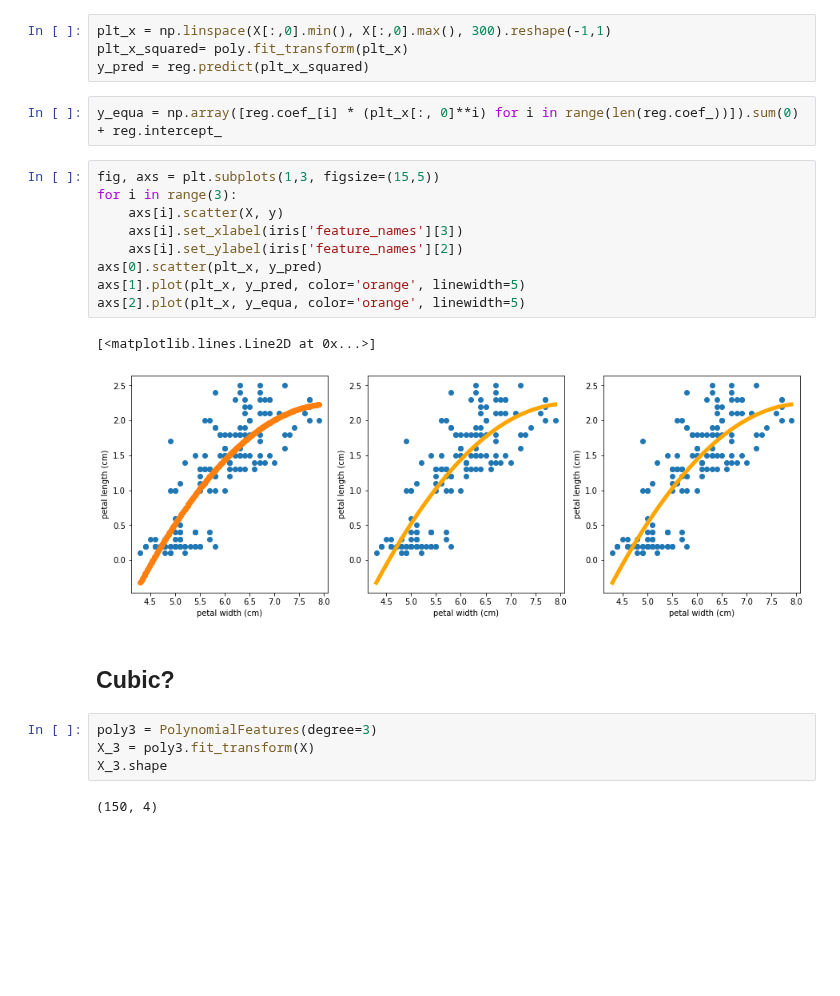
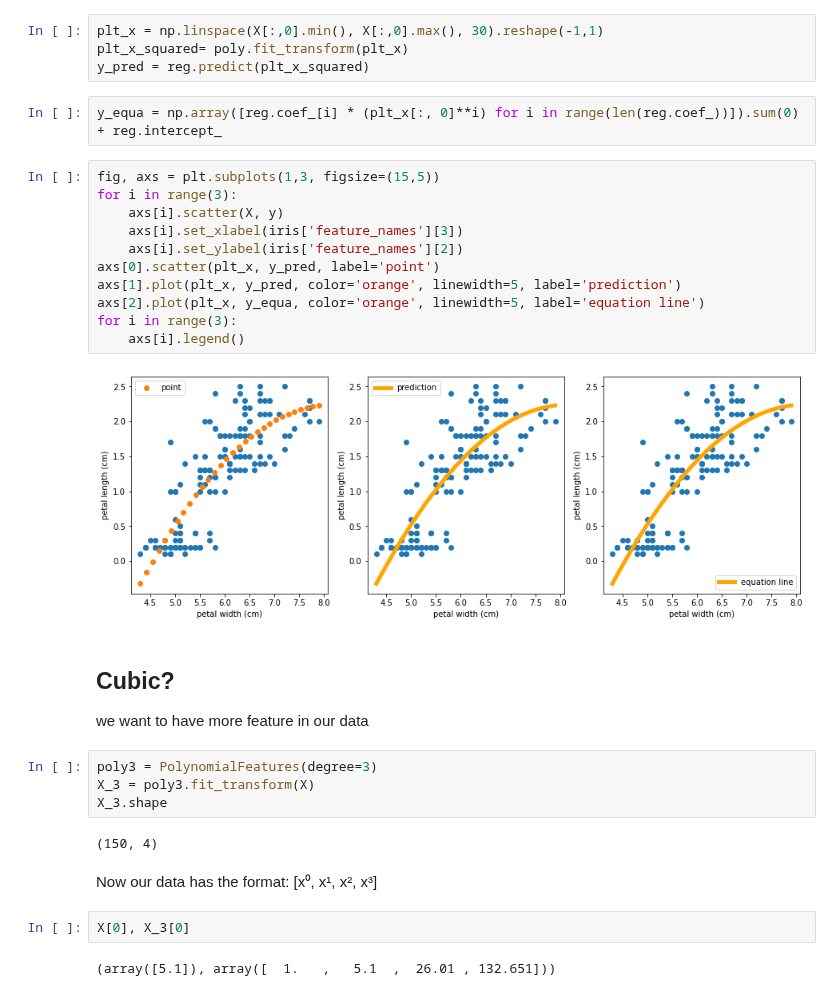
Before and after one commit to MartaVallejo/MachineLearning, a Jupyter notebook: PolynomialRegression.ipynb, the cells around one changed output. Cells and saved outputs as stored; diff of their text form; blank space fills up the shorter version.

```diff
--- a/PolynomialRegression.ipynb
+++ b/PolynomialRegression.ipynb
@@ -57,7 +65,7 @@ coef: [ 0.          2.80601494 -0.17189424]
 intercept: -9.210815856143169
 equation: y = 0.00x⁰ + 2.81x¹ + -0.17x² + -9.21
 # %%
-plt_x = np.linspace(X[:,0].min(), X[:,0].max(), 300).reshape(-1,1)
+plt_x = np.linspace(X[:,0].min(), X[:,0].max(), 30).reshape(-1,1)
 plt_x_squared= poly.fit_transform(plt_x)
 y_pred = reg.predict(plt_x_squared)
 # %%
@@ -65,21 +73,30 @@ y_equa = np.array([reg.coef_[i] * (plt_x[:, 0]**i) for i in range(len(reg.coef_)
 # %%
 fig, axs = plt.subplots(1,3, figsize=(15,5))
 for i in range(3):
     axs[i].scatter(X, y)
     axs[i].set_xlabel(iris['feature_names'][3])
     axs[i].set_ylabel(iris['feature_names'][2])
-axs[0].scatter(plt_x, y_pred)
-axs[1].plot(plt_x, y_pred, color='orange', linewidth=5)
-axs[2].plot(plt_x, y_equa, color='orange', linewidth=5)
+axs[0].scatter(plt_x, y_pred, label='point')
+axs[1].plot(plt_x, y_pred, color='orange', linewidth=5, label='prediction')
+axs[2].plot(plt_x, y_equa, color='orange', linewidth=5, label='equation line')
+for i in range(3):
+    axs[i].legend()
 # %% [output]
-[<matplotlib.lines.Line2D at 0x...>]
-[figure, old version]
+[figure, new version]
 # %% [markdown]
 ## Cubic?
+
+we want to have more feature in our data
 # %%
 poly3 = PolynomialFeatures(degree=3)
 X_3 = poly3.fit_transform(X)
 X_3.shape
 # %% [output]
 (150, 4)
+# %% [markdown]
+Now our data has the format: [x⁰, x¹, x², x³]
+# %%
+X[0], X_3[0]
+# %% [output]
+(array([5.1]), array([  1.   ,   5.1  ,  26.01 , 132.651]))
 # %%
```
Also changed, not shown: parts of 19 cells of this notebook.
